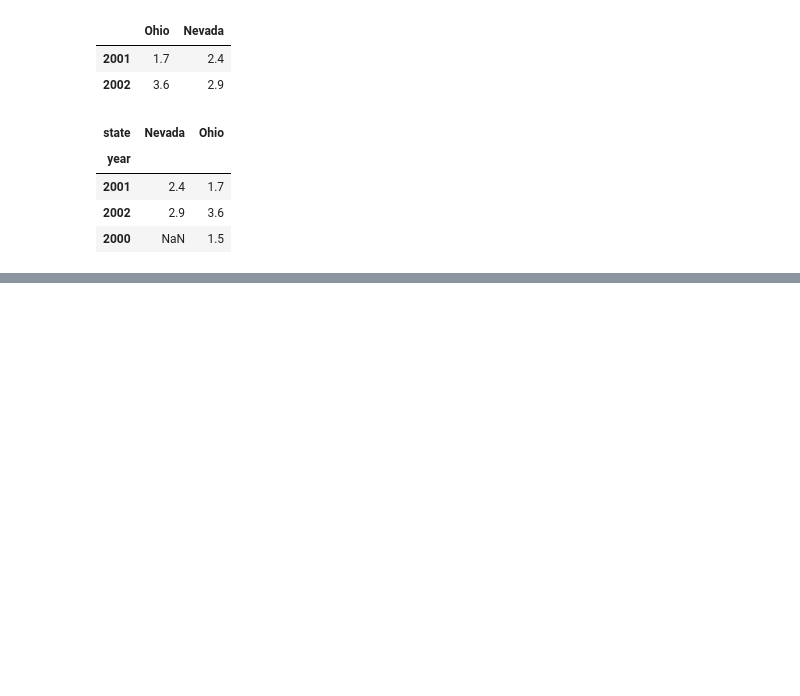
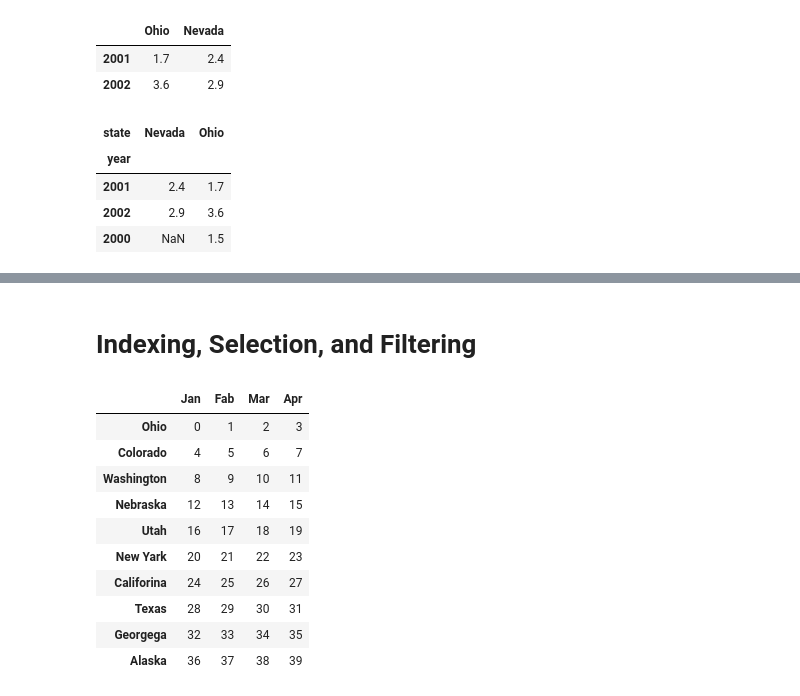
Before and after one commit to kamranajabbar/pandas, a Jupyter notebook: class_02.ipynb, the cells around one changed output, grey strips where cells are left out. Cells and saved outputs as stored; diff of their text form; code cells hidden in the pictures; blank space fills up the shorter version.

```diff
--- a/class_02.ipynb
+++ b/class_02.ipynb
@@ -293,0 +502,17 @@ df3
+# %% [markdown]
+# Indexing, Selection, and Filtering
+# %%
+data = pd.DataFrame(np.arange(40).reshape((10,4)), index=['Ohio','Colorado','Washington','Nebraska','Utah','New Yark','Califorina','Texas','Georgega','Alaska'], columns=['Jan','Fab','Mar','Apr'])
+data
+# %% [output]
+|  | Jan | Fab | Mar | Apr |
+| Ohio | 0 | 1 | 2 | 3 |
+| Colorado | 4 | 5 | 6 | 7 |
+| Washington | 8 | 9 | 10 | 11 |
+| Nebraska | 12 | 13 | 14 | 15 |
+| Utah | 16 | 17 | 18 | 19 |
+| New Yark | 20 | 21 | 22 | 23 |
+| Califorina | 24 | 25 | 26 | 27 |
+| Texas | 28 | 29 | 30 | 31 |
+| Georgega | 32 | 33 | 34 | 35 |
+| Alaska | 36 | 37 | 38 | 39 |
```
Also changed, not shown: parts of 35 cells of this notebook.
